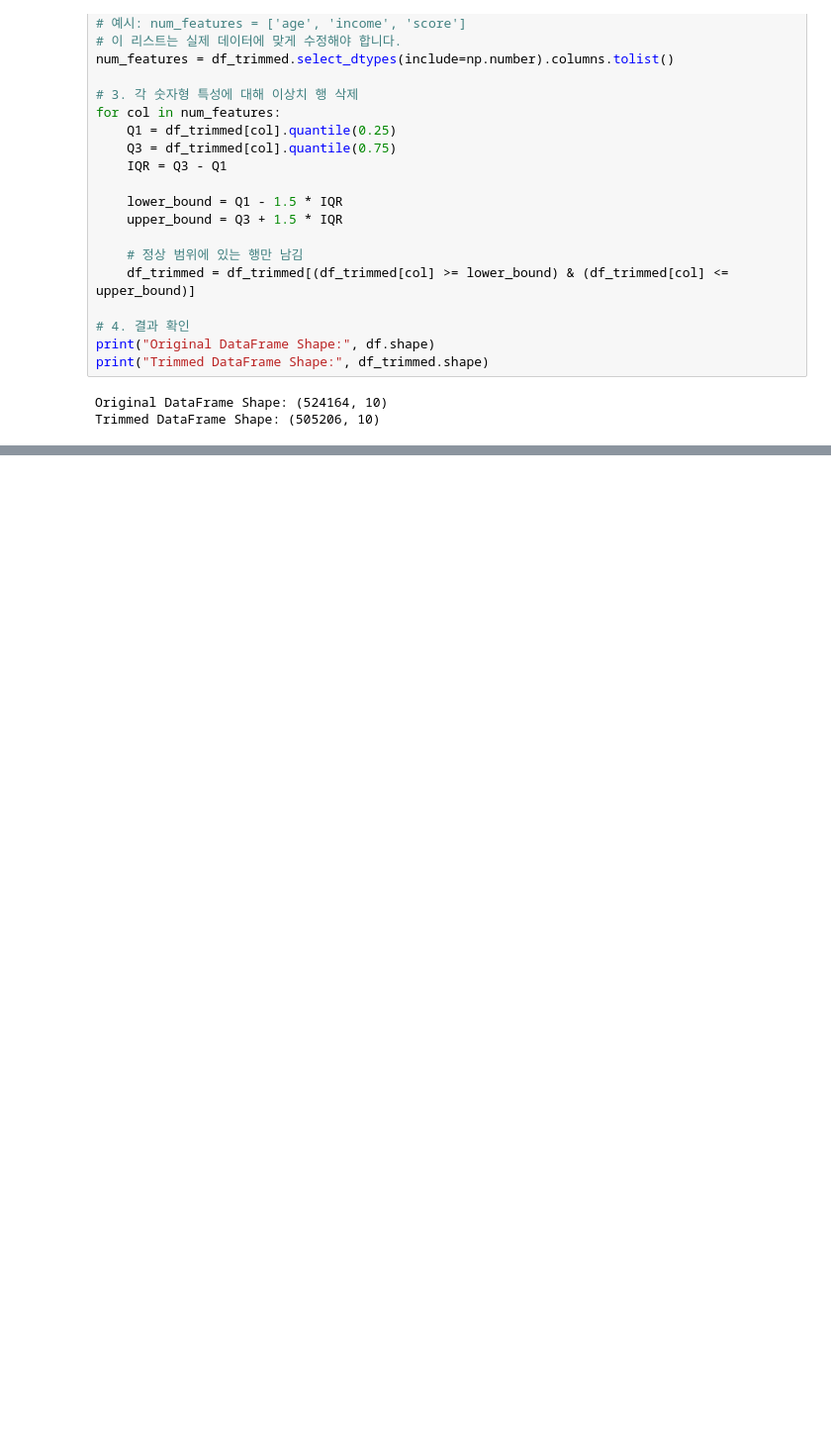
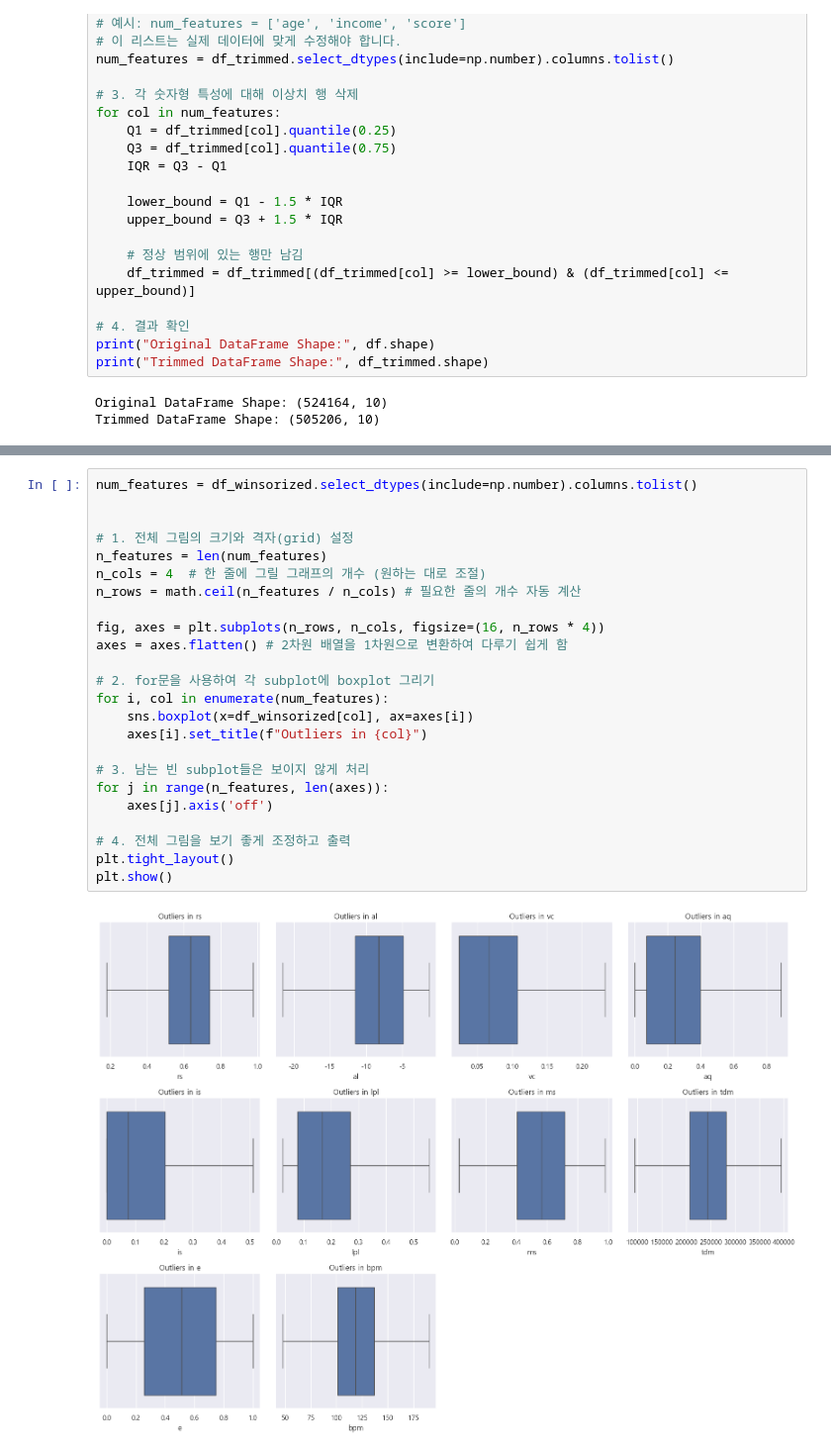
Before and after one commit to Cathesth/bpm-prediction, a Jupyter notebook: jupyter/PRJ-JH.ipynb, the cells around one changed output, grey strips where cells are left out. Shown: that part at 99% size. Saved outputs shown, nothing was run; the diff lists cells and outputs as text; blank space fills up the shorter version.

```diff
--- a/jupyter/PRJ-JH.ipynb
+++ b/jupyter/PRJ-JH.ipynb
@@ -234,0 +241,26 @@ plt.show()
+# %%
+num_features = df_winsorized.select_dtypes(include=np.number).columns.tolist()
+
+
+# 1. 전체 그림의 크기와 격자(grid) 설정
+n_features = len(num_features)
+n_cols = 4  # 한 줄에 그릴 그래프의 개수 (원하는 대로 조절)
+n_rows = math.ceil(n_features / n_cols) # 필요한 줄의 개수 자동 계산
+
+fig, axes = plt.subplots(n_rows, n_cols, figsize=(16, n_rows * 4))
+axes = axes.flatten() # 2차원 배열을 1차원으로 변환하여 다루기 쉽게 함
+
+# 2. for문을 사용하여 각 subplot에 boxplot 그리기
+for i, col in enumerate(num_features):
+    sns.boxplot(x=df_winsorized[col], ax=axes[i])
+    axes[i].set_title(f"Outliers in {col}")
+
+# 3. 남는 빈 subplot들은 보이지 않게 처리
+for j in range(n_features, len(axes)):
+    axes[j].axis('off')
+
+# 4. 전체 그림을 보기 좋게 조정하고 출력
+plt.tight_layout()
+plt.show()
+# %% [output]
+[figure, added]
```
Also changed, not shown: parts of 24 cells of this notebook.
